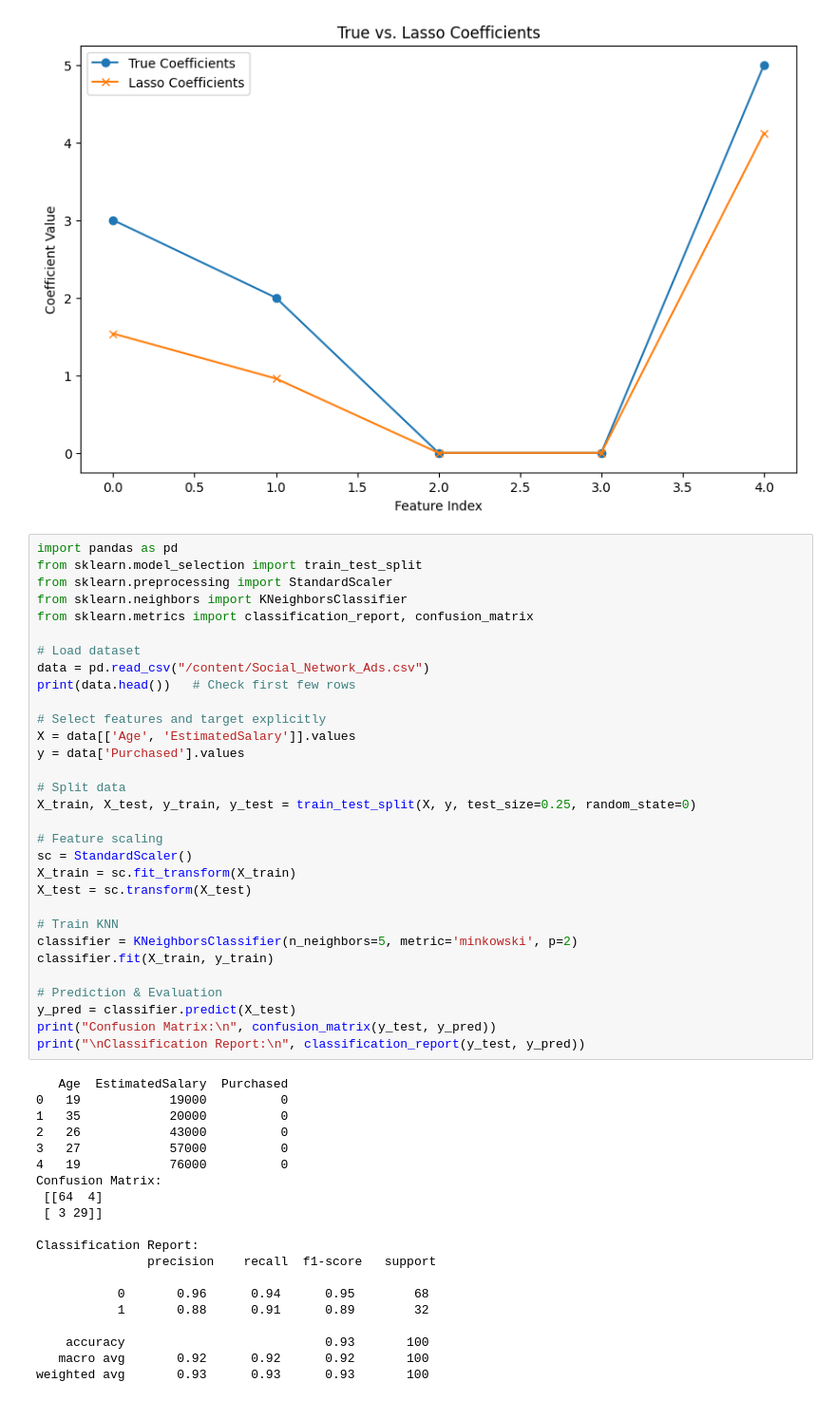
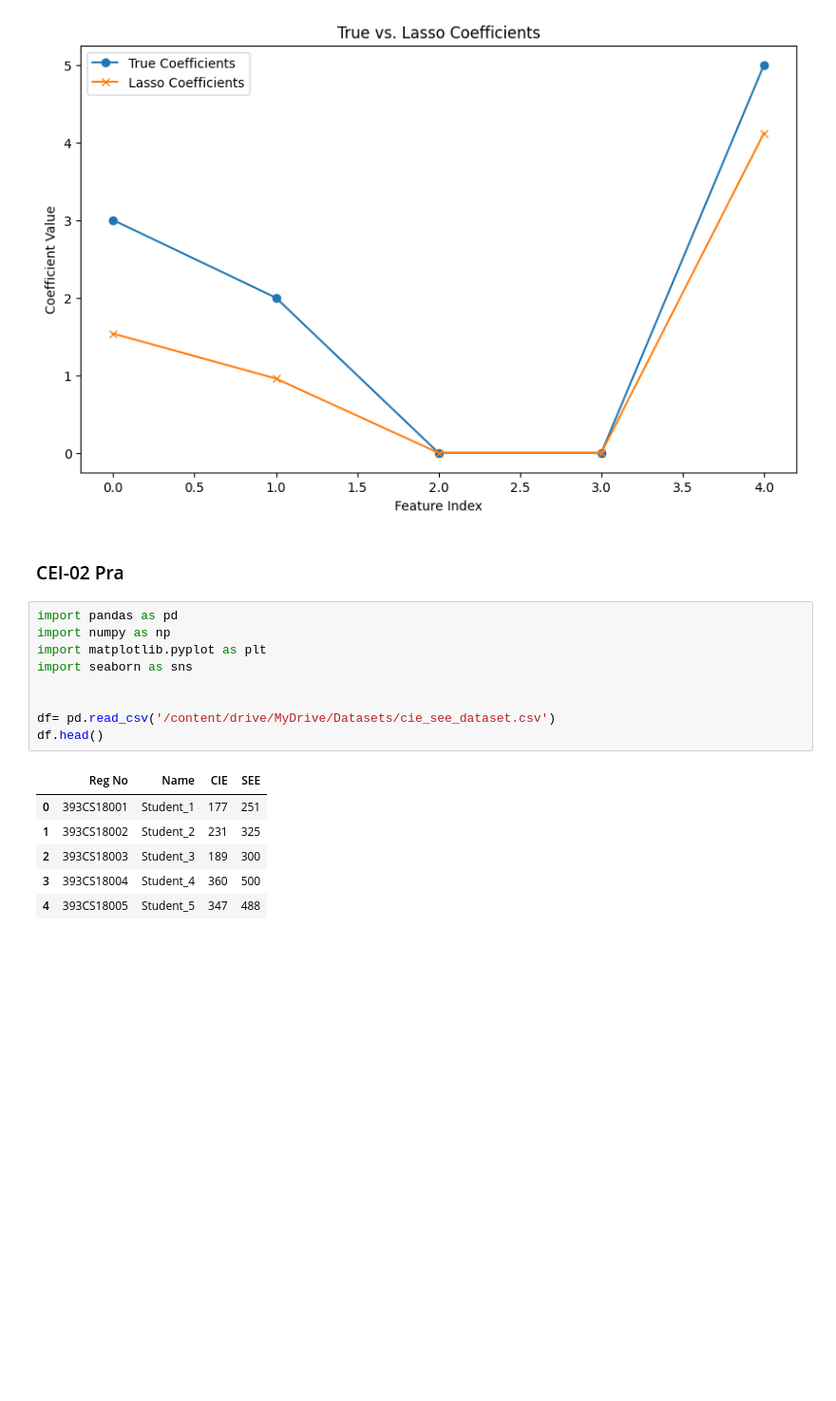
Before and after one commit to chinmayhandi/chinmay, a Jupyter notebook: AIML_Lab_Exercise.ipynb, the cells around one changed output. Shown at 95% size. Saved outputs shown, nothing was run; the diff lists cells and outputs as text; blank space fills up the shorter version.

```diff
--- a/AIML_Lab_Exercise.ipynb
+++ b/AIML_Lab_Exercise.ipynb
@@ -3683,54 +3683,21 @@ Lasso Coefficients: [1.53714096 0.95810797 0.         0.         4.12151837]
 Training R-squared: 0.8928255504611111
 Testing R-squared: 0.841588754425169
 [figure]
-# %%
-import pandas as pd
-from sklearn.model_selection import train_test_split
-from sklearn.preprocessing import StandardScaler
-from sklearn.neighbors import KNeighborsClassifier
-from sklearn.metrics import classification_report, confusion_matrix
-
-# Load dataset
-data = pd.read_csv("/content/Social_Network_Ads.csv")
-print(data.head())   # Check first few rows
-
-# Select features and target explicitly
-X = data[['Age', 'EstimatedSalary']].values
-y = data['Purchased'].values
-
-# Split data
-X_train, X_test, y_train, y_test = train_test_split(X, y, test_size=0.25, random_state=0)
-
-# Feature scaling
-sc = StandardScaler()
-X_train = sc.fit_transform(X_train)
-X_test = sc.transform(X_test)
-
-# Train KNN
-classifier = KNeighborsClassifier(n_neighbors=5, metric='minkowski', p=2)
-classifier.fit(X_train, y_train)
-
-# Prediction & Evaluation
-y_pred = classifier.predict(X_test)
-print("Confusion Matrix:\n", confusion_matrix(y_test, y_pred))
-print("\nClassification Report:\n", classification_report(y_test, y_pred))
-# %% [output]
-   Age  EstimatedSalary  Purchased
-0   19            19000          0
-1   35            20000          0
-2   26            43000          0
-3   27            57000          0
-4   19            76000          0
-Confusion Matrix:
- [[64  4]
- [ 3 29]]
-
-Classification Report:
-               precision    recall  f1-score   support
-
-           0       0.96      0.94      0.95        68
-           1       0.88      0.91      0.89        32
-
-    accuracy                           0.93       100
-   macro avg       0.92      0.92      0.92       100
-weighted avg       0.93      0.93      0.93       100
+# %% [markdown]
+### CEI-02 Pra
+# %%
+import pandas as pd
+import numpy as np
+import matplotlib.pyplot as plt
+import seaborn as sns
+
+
+df= pd.read_csv('/content/drive/MyDrive/Datasets/cie_see_dataset.csv')
+df.head()
+# %% [output]
+|  | Reg No | Name | CIE | SEE |
+| 0 | 393CS18001 | Student_1 | 177 | 251 |
+| 1 | 393CS18002 | Student_2 | 231 | 325 |
+| 2 | 393CS18003 | Student_3 | 189 | 300 |
+| 3 | 393CS18004 | Student_4 | 360 | 500 |
+| 4 | 393CS18005 | Student_5 | 347 | 488 |
```
Also changed, not shown: parts of 7 cells of this notebook.
